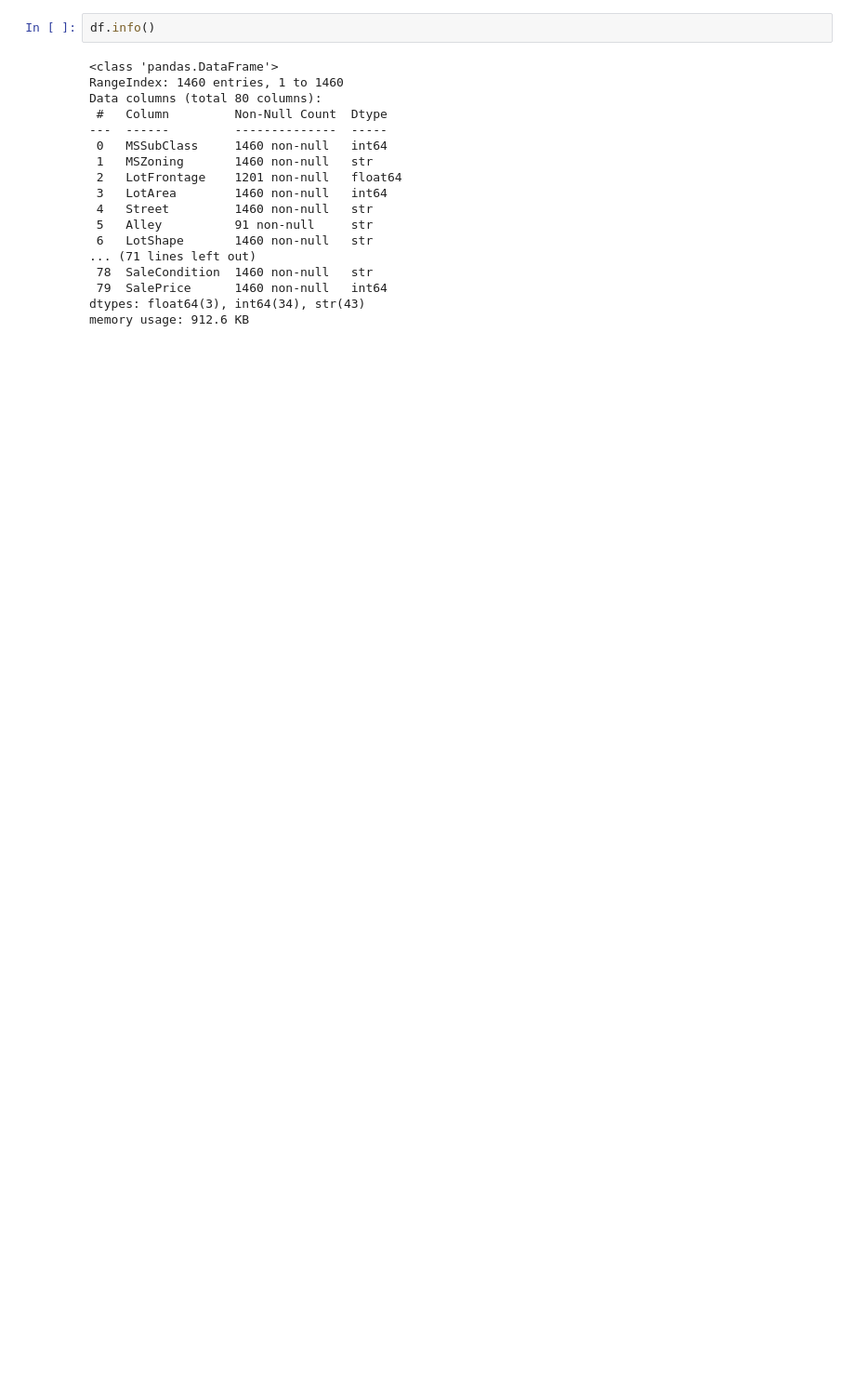
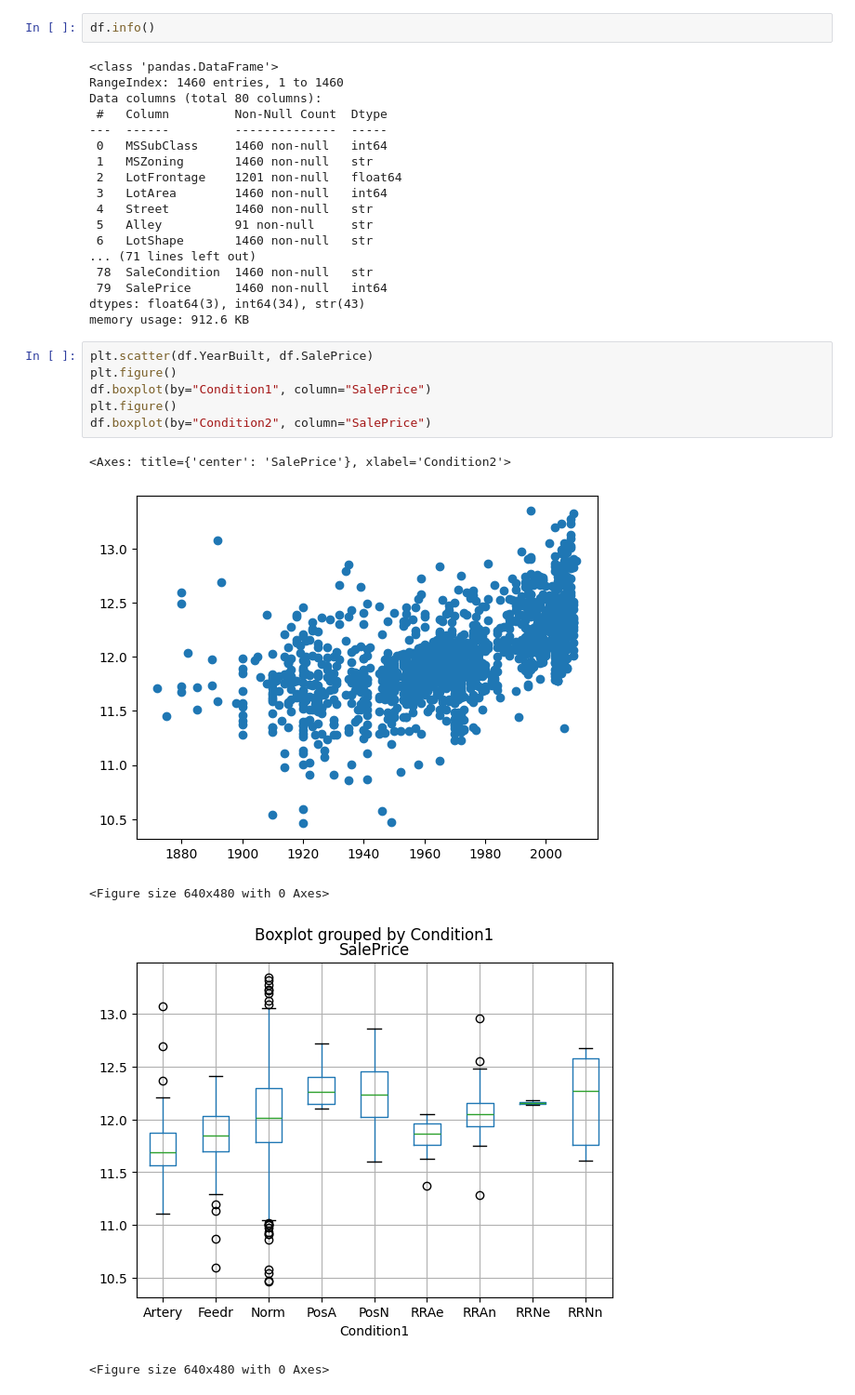
Before and after one commit to R4ken/Machine-Learning-Analysis, a Jupyter notebook: regression/solution.ipynb, the cells around one changed output. Shown at 93% size. Drawn from its saved outputs; the diff is of its cells as text; blank space fills up the shorter version.

Commit message:
Data visualization and tinkering with regression preprocessing

```diff
--- a/regression/solution.ipynb
+++ b/regression/solution.ipynb
@@ -51,3 +77,15 @@ Data columns (total 80 columns):
  79  SalePrice      1460 non-null   int64
 dtypes: float64(3), int64(34), str(43)
 memory usage: 912.6 KB
+# %%
+plt.scatter(df.YearBuilt, df.SalePrice)
+plt.figure()
+df.boxplot(by="Condition1", column="SalePrice")
+plt.figure()
+df.boxplot(by="Condition2", column="SalePrice")
+# %% [output]
+<Axes: title={'center': 'SalePrice'}, xlabel='Condition2'>
+[figure, added]
+<Figure size 640x480 with 0 Axes>
+[figure, added]
+<Figure size 640x480 with 0 Axes>
```
Also changed, not shown: parts of 8 cells of this notebook.
